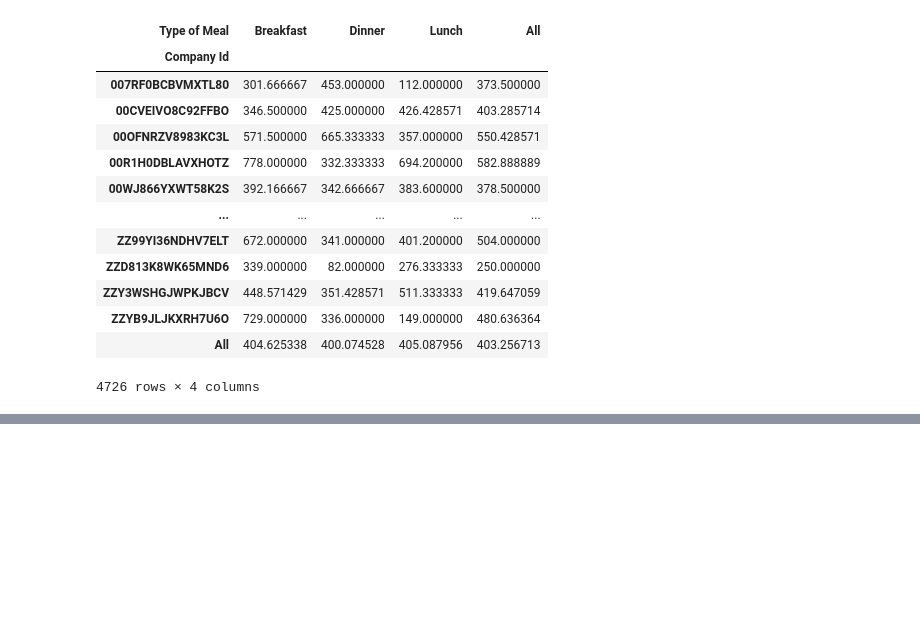
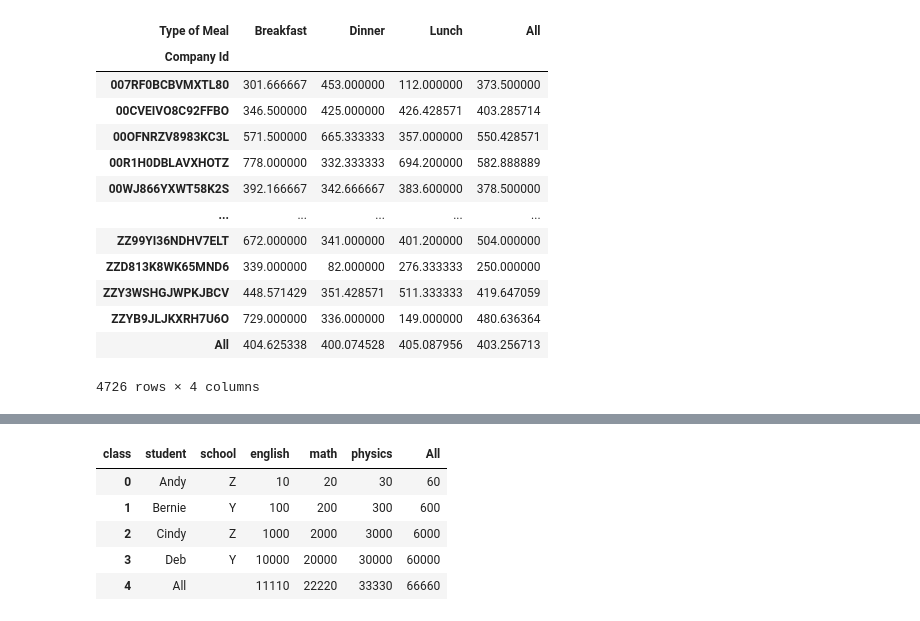
Before and after one commit to RedOx22/real-world-machine-learning, a Jupyter notebook: pandas_advanced_techniques.ipynb, the cells around one changed output, grey strips where cells are left out. Cells and saved outputs as stored; diff of their text form; code cells hidden in the pictures; blank space fills up the shorter version.

```diff
--- a/pandas_advanced_techniques.ipynb
+++ b/pandas_advanced_techniques.ipynb
@@ -876,0 +933,13 @@ pd.pivot_table(
+# %%
+df_long.pivot_table(index=["student", "school"],
+                    columns='class',
+                    values='grade',
+                    margins=True,
+                    aggfunc='sum').reset_index()
+# %% [output]
+| class | student | school | english | math | physics | All |
+| 0 | Andy | Z | 10 | 20 | 30 | 60 |
+| 1 | Bernie | Y | 100 | 200 | 300 | 600 |
+| 2 | Cindy | Z | 1000 | 2000 | 3000 | 6000 |
+| 3 | Deb | Y | 10000 | 20000 | 30000 | 60000 |
+| 4 | All |  | 11110 | 22220 | 33330 | 66660 |
```
Also changed, not shown: parts of 10 cells of this notebook.
